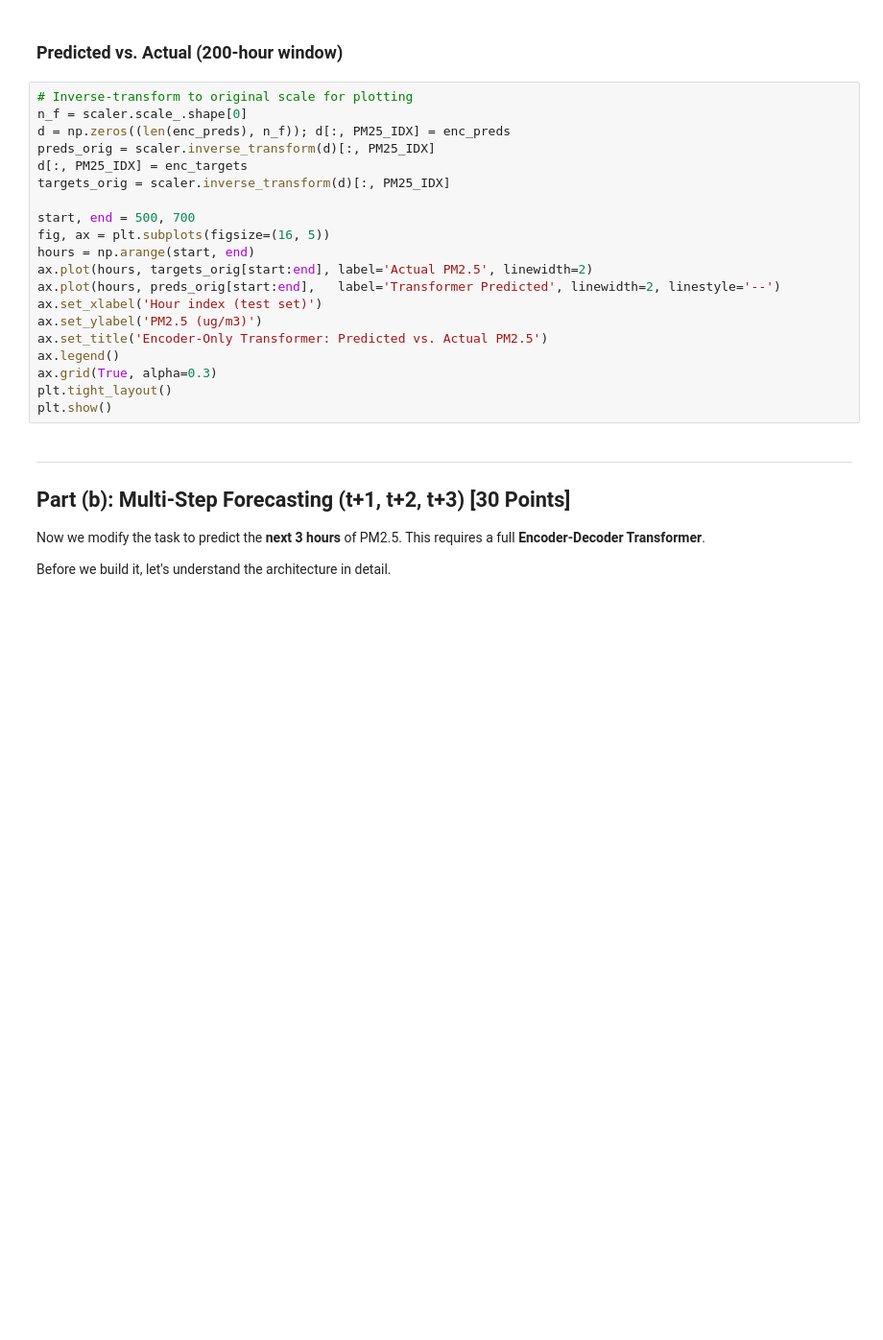
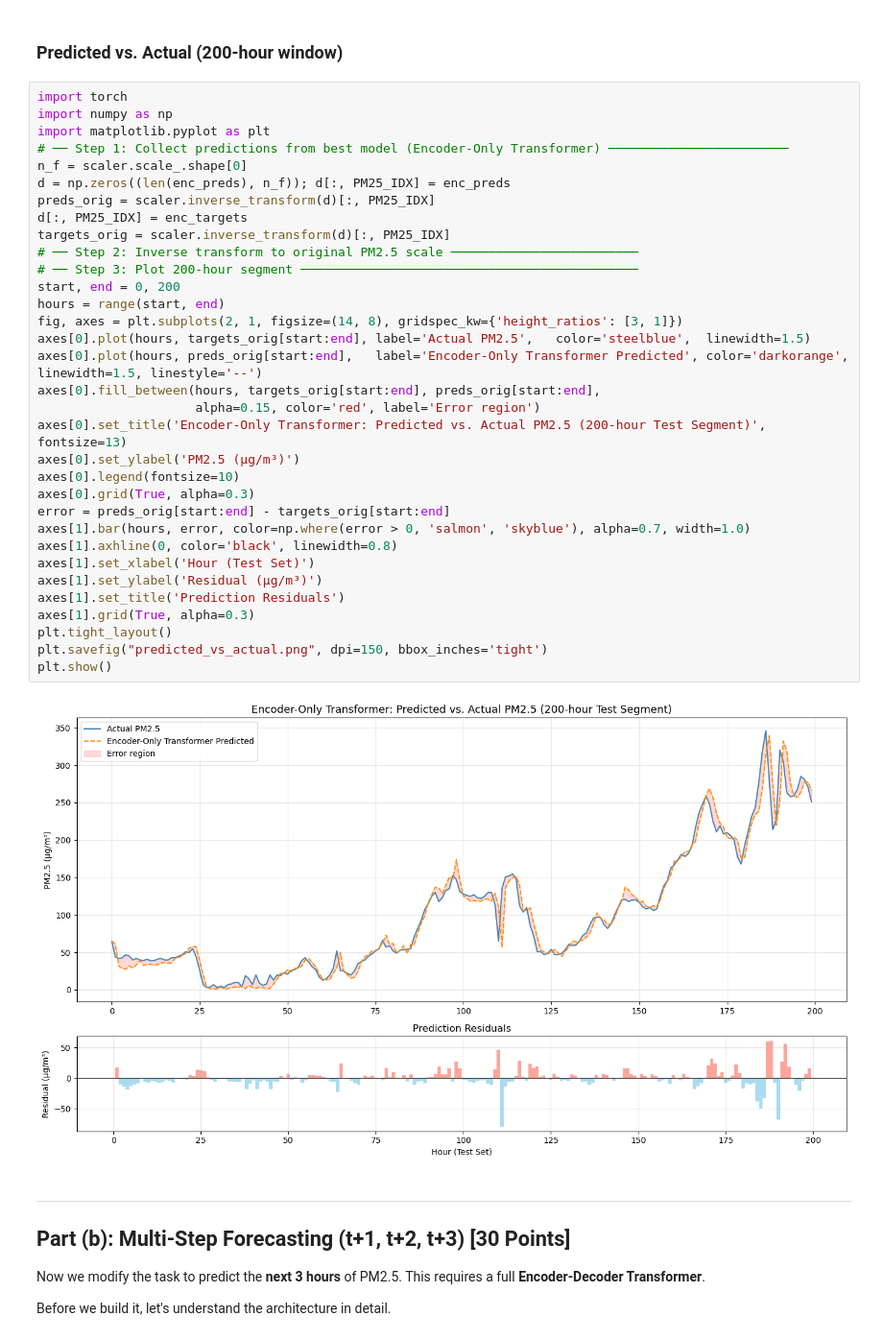
Before and after one commit to ohsono/stats426, a Jupyter notebook: docs/course/HW/HW4/STATS426_HW4_HochanSon.ipynb, the cells around one changed output. Shown at 96% size. Cells and saved outputs as stored; diff of their text form; blank space fills up the shorter version.

```diff
--- a/docs/course/HW/HW4/STATS426_HW4_HochanSon.ipynb
+++ b/docs/course/HW/HW4/STATS426_HW4_HochanSon.ipynb
@@ -395,25 +406,40 @@ print(f'  GRU  -> RMSE: {hw3_gru_rmse},  MAE: {hw3_gru_mae}')
 # %% [markdown]
 ### Predicted vs. Actual (200-hour window)
-# %%
-# Inverse-transform to original scale for plotting
-n_f = scaler.scale_.shape[0]
-d = np.zeros((len(enc_preds), n_f)); d[:, PM25_IDX] = enc_preds
-preds_orig = scaler.inverse_transform(d)[:, PM25_IDX]
-d[:, PM25_IDX] = enc_targets
-targets_orig = scaler.inverse_transform(d)[:, PM25_IDX]
-
-start, end = 500, 700
-fig, ax = plt.subplots(figsize=(16, 5))
-hours = np.arange(start, end)
-ax.plot(hours, targets_orig[start:end], label='Actual PM2.5', linewidth=2)
-ax.plot(hours, preds_orig[start:end],   label='Transformer Predicted', linewidth=2, linestyle='--')
-ax.set_xlabel('Hour index (test set)')
-ax.set_ylabel('PM2.5 (ug/m3)')
-ax.set_title('Encoder-Only Transformer: Predicted vs. Actual PM2.5')
-ax.legend()
-ax.grid(True, alpha=0.3)
-plt.tight_layout()
-plt.show()
+# %%
+import torch
+import numpy as np
+import matplotlib.pyplot as plt
+# ── Step 1: Collect predictions from best model (Encoder-Only Transformer) ────────────────────────
+n_f = scaler.scale_.shape[0]
+d = np.zeros((len(enc_preds), n_f)); d[:, PM25_IDX] = enc_preds
+preds_orig = scaler.inverse_transform(d)[:, PM25_IDX]
+d[:, PM25_IDX] = enc_targets
+targets_orig = scaler.inverse_transform(d)[:, PM25_IDX]
+# ── Step 2: Inverse transform to original PM2.5 scale ─────────────────────────
+# ── Step 3: Plot 200-hour segment ─────────────────────────────────────────────
+start, end = 0, 200
+hours = range(start, end)
+fig, axes = plt.subplots(2, 1, figsize=(14, 8), gridspec_kw={'height_ratios': [3, 1]})
+axes[0].plot(hours, targets_orig[start:end], label='Actual PM2.5',   color='steelblue',  linewidth=1.5)
+axes[0].plot(hours, preds_orig[start:end],   label='Encoder-Only Transformer Predicted', color='darkorange', linewidth=1.5, linestyle='--')
+axes[0].fill_between(hours, targets_orig[start:end], preds_orig[start:end],
+                     alpha=0.15, color='red', label='Error region')
+axes[0].set_title('Encoder-Only Transformer: Predicted vs. Actual PM2.5 (200-hour Test Segment)', fontsize=13)
+axes[0].set_ylabel('PM2.5 (μg/m³)')
+axes[0].legend(fontsize=10)
+axes[0].grid(True, alpha=0.3)
+error = preds_orig[start:end] - targets_orig[start:end]
+axes[1].bar(hours, error, color=np.where(error > 0, 'salmon', 'skyblue'), alpha=0.7, width=1.0)
+axes[1].axhline(0, color='black', linewidth=0.8)
+axes[1].set_xlabel('Hour (Test Set)')
+axes[1].set_ylabel('Residual (μg/m³)')
+axes[1].set_title('Prediction Residuals')
+axes[1].grid(True, alpha=0.3)
+plt.tight_layout()
+plt.savefig("predicted_vs_actual.png", dpi=150, bbox_inches='tight')
+plt.show()
+# %% [output]
+[figure, added]
 # %% [markdown]
 ---
 ## Part (b): Multi-Step Forecasting (t+1, t+2, t+3) [30 Points]
```
Also changed, not shown: parts of 29 cells of this notebook, 2 other files.
